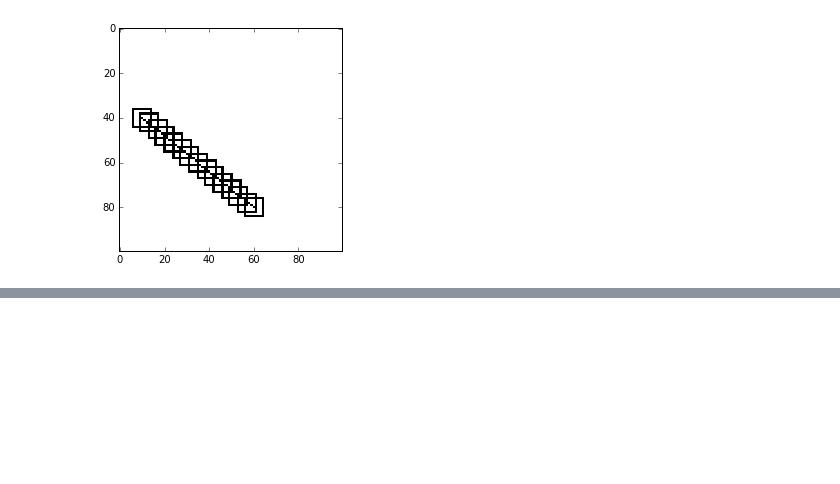
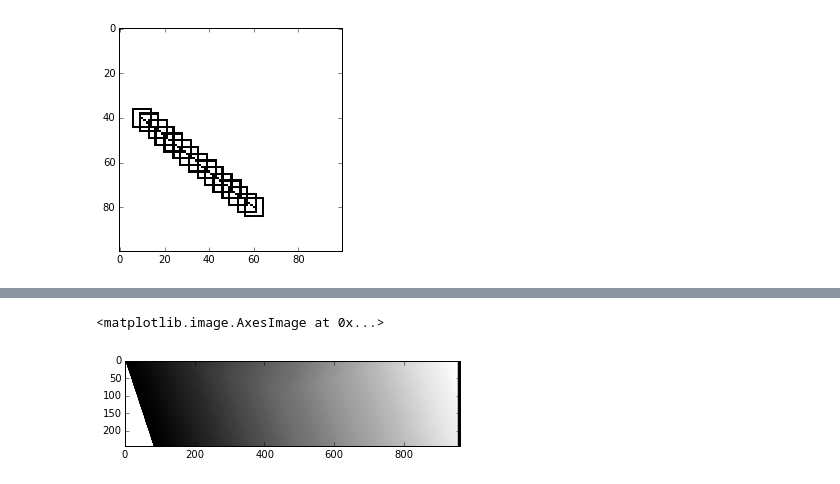
Before and after one commit to zmjjmz/thesiswork, a Jupyter notebook: edge_extract/Extract Edge.ipynb, the cells around one changed output, grey strips where cells are left out. Saved outputs shown, nothing was run; the diff lists cells and outputs as text; code cells hidden in the pictures; blank space fills up the shorter version.

```diff
--- a/edge_extract/Extract Edge.ipynb
+++ b/edge_extract/Extract Edge.ipynb
@@ -189,0 +196,5 @@ plt.imshow(test_img)
+# %%
+plt.imshow(test_cost)
+# %% [output]
+<matplotlib.image.AxesImage at 0x...>
+[figure, added]
```
Also changed, not shown: parts of 6 cells of this notebook.
